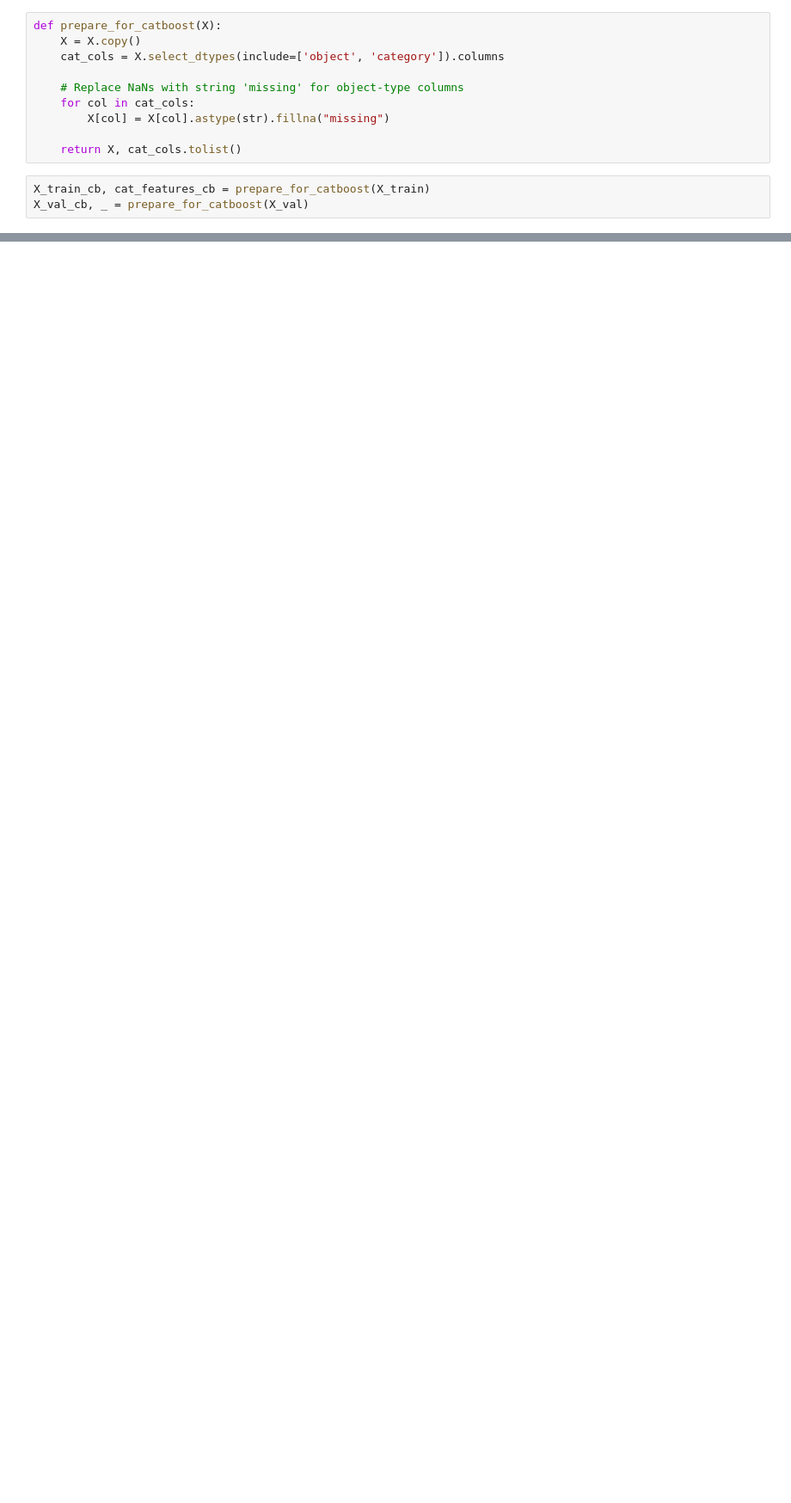
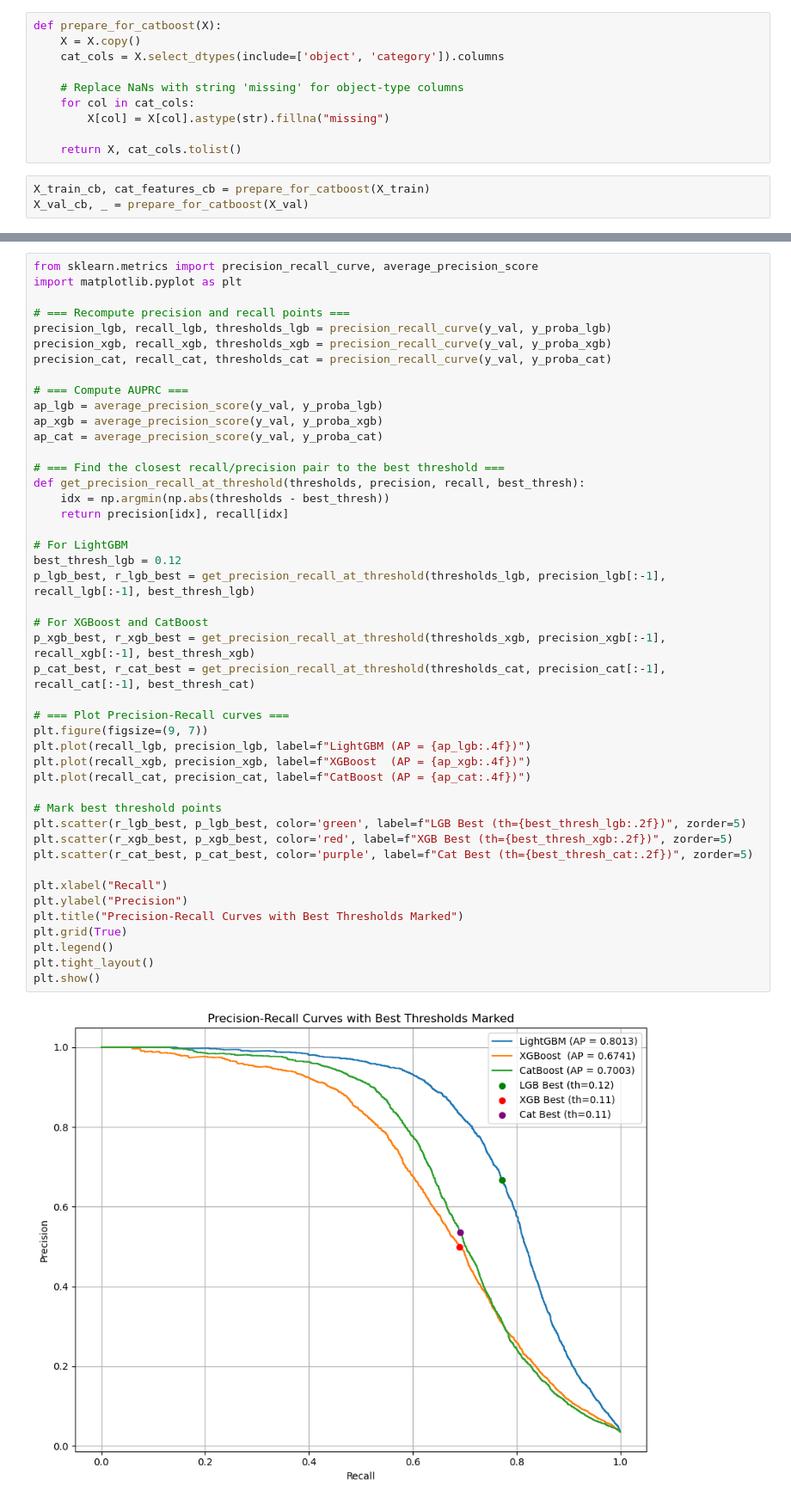
Before and after one commit to alex-gekow/FindingFraudsters, a Jupyter notebook: notebooks/IEEE_Aatish_Train.ipynb, the cells around one changed output, grey strips where cells are left out. Shown: that part at 86% size. Saved outputs shown, nothing was run; the diff lists cells and outputs as text; blank space fills up the shorter version.

```diff
--- a/notebooks/IEEE_Aatish_Train.ipynb
+++ b/notebooks/IEEE_Aatish_Train.ipynb
@@ -661,0 +956,47 @@ plt.show()
+# %%
+from sklearn.metrics import precision_recall_curve, average_precision_score
+import matplotlib.pyplot as plt
+
+# === Recompute precision and recall points ===
+precision_lgb, recall_lgb, thresholds_lgb = precision_recall_curve(y_val, y_proba_lgb)
+precision_xgb, recall_xgb, thresholds_xgb = precision_recall_curve(y_val, y_proba_xgb)
+precision_cat, recall_cat, thresholds_cat = precision_recall_curve(y_val, y_proba_cat)
+
+# === Compute AUPRC ===
+ap_lgb = average_precision_score(y_val, y_proba_lgb)
+ap_xgb = average_precision_score(y_val, y_proba_xgb)
+ap_cat = average_precision_score(y_val, y_proba_cat)
+
+# === Find the closest recall/precision pair to the best threshold ===
+def get_precision_recall_at_threshold(thresholds, precision, recall, best_thresh):
+    idx = np.argmin(np.abs(thresholds - best_thresh))
+    return precision[idx], recall[idx]
+
+# For LightGBM
+best_thresh_lgb = 0.12
+p_lgb_best, r_lgb_best = get_precision_recall_at_threshold(thresholds_lgb, precision_lgb[:-1], recall_lgb[:-1], best_thresh_lgb)
+
+# For XGBoost and CatBoost
+p_xgb_best, r_xgb_best = get_precision_recall_at_threshold(thresholds_xgb, precision_xgb[:-1], recall_xgb[:-1], best_thresh_xgb)
+p_cat_best, r_cat_best = get_precision_recall_at_threshold(thresholds_cat, precision_cat[:-1], recall_cat[:-1], best_thresh_cat)
+
+# === Plot Precision-Recall curves ===
+plt.figure(figsize=(9, 7))
+plt.plot(recall_lgb, precision_lgb, label=f"LightGBM (AP = {ap_lgb:.4f})")
+plt.plot(recall_xgb, precision_xgb, label=f"XGBoost  (AP = {ap_xgb:.4f})")
+plt.plot(recall_cat, precision_cat, label=f"CatBoost (AP = {ap_cat:.4f})")
+
+# Mark best threshold points
+plt.scatter(r_lgb_best, p_lgb_best, color='green', label=f"LGB Best (th={best_thresh_lgb:.2f})", zorder=5)
+plt.scatter(r_xgb_best, p_xgb_best, color='red', label=f"XGB Best (th={best_thresh_xgb:.2f})", zorder=5)
+plt.scatter(r_cat_best, p_cat_best, color='purple', label=f"Cat Best (th={best_thresh_cat:.2f})", zorder=5)
+
+plt.xlabel("Recall")
+plt.ylabel("Precision")
+plt.title("Precision-Recall Curves with Best Thresholds Marked")
+plt.grid(True)
+plt.legend()
+plt.tight_layout()
+plt.show()
+# %% [output]
+[figure, added]
```
Also changed, not shown: parts of 21 cells of this notebook, 6 other files.
